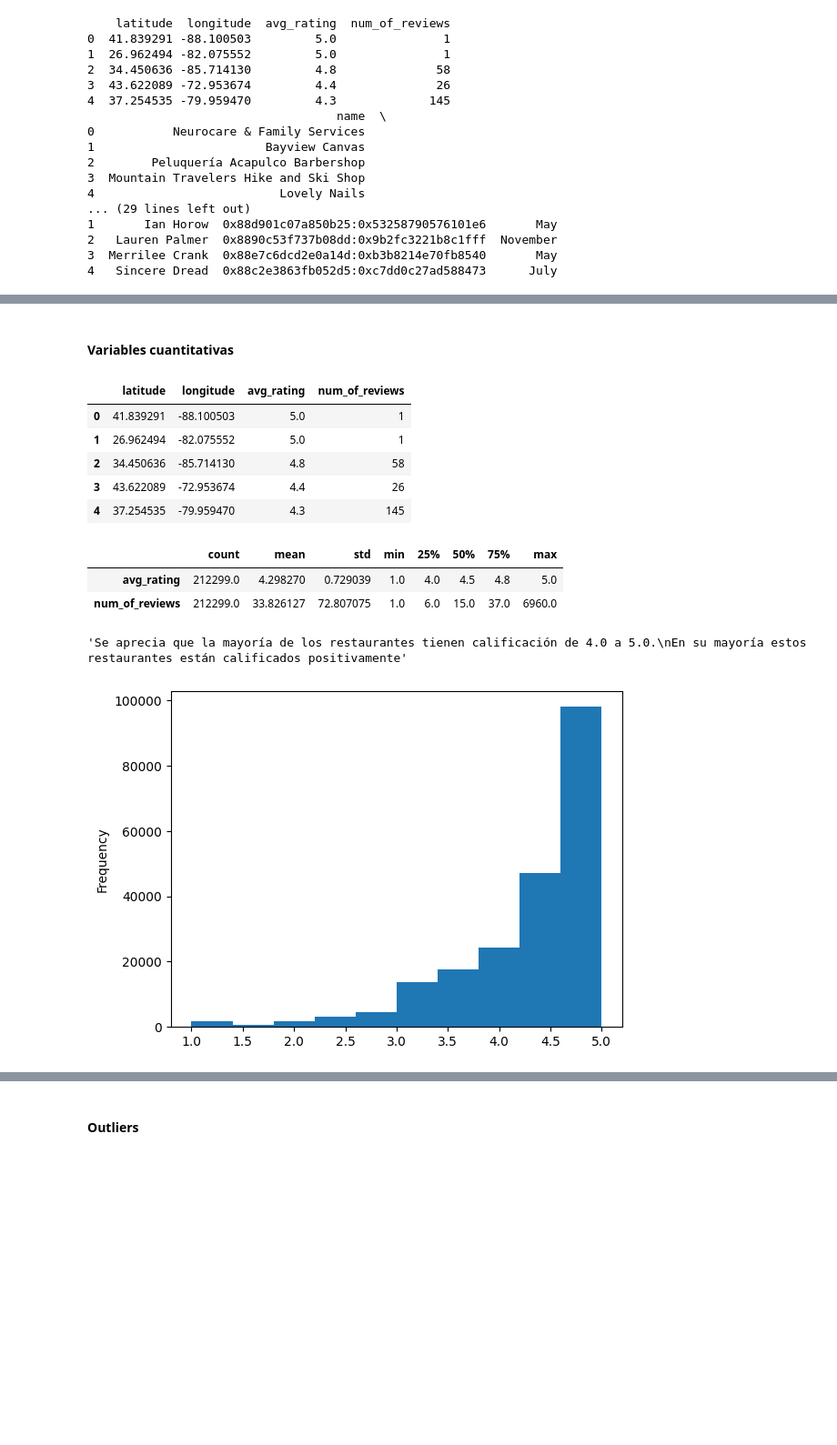
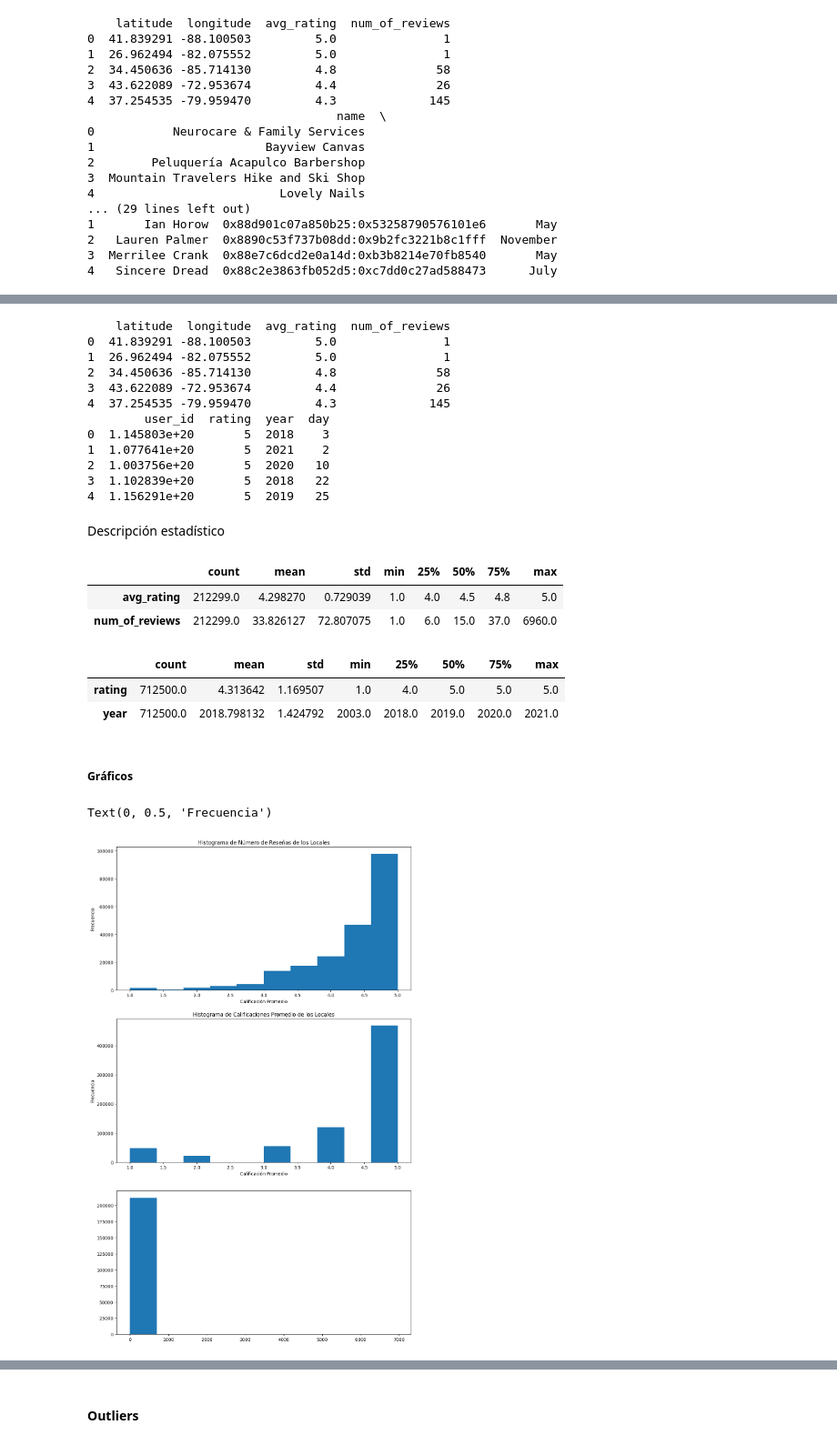
Before and after one commit to bautiarmanicode/HENRY-PROYECTO-FINAL, a Jupyter notebook: 1_Jupyter_Notebooks/2.1 EDA_Google.ipynb, the cells around one changed output, grey strips where cells are left out. Shown at 91% size. Saved outputs shown, nothing was run; the diff lists cells and outputs as text; code cells hidden in the pictures; blank space fills up the shorter version.

```diff
--- a/1_Jupyter_Notebooks/2.1 EDA_Google.ipynb
+++ b/1_Jupyter_Notebooks/2.1 EDA_Google.ipynb
@@ -192,19 +193,22 @@ encontrar_outliers_IQR(df_metadata)
-# %%
-# VARIABLE CATEGÓRICAS Y CUANTITATIVAS EXISTENTES EN EL DATASET
-df_metadata_cat = df_metadata.select_dtypes('O')
-df_metadata_num = df_metadata.select_dtypes('number')
-# %% [markdown]
-#### Variables cuantitativas
 # %%
 # MUESTRA DEL DATASET
-df_metadata_num.head(5)
+print(df_metadata_num.head(5))
+print(df_review_num.head(5))
 # %% [output]
-|  | latitude | longitude | avg_rating | num_of_reviews |
-| 0 | 41.839291 | -88.100503 | 5.0 | 1 |
-| 1 | 26.962494 | -82.075552 | 5.0 | 1 |
-| 2 | 34.450636 | -85.714130 | 4.8 | 58 |
-| 3 | 43.622089 | -72.953674 | 4.4 | 26 |
-| 4 | 37.254535 | -79.959470 | 4.3 | 145 |
+    latitude  longitude  avg_rating  num_of_reviews
+0  41.839291 -88.100503         5.0               1
+1  26.962494 -82.075552         5.0               1
+2  34.450636 -85.714130         4.8              58
+3  43.622089 -72.953674         4.4              26
+4  37.254535 -79.959470         4.3             145
+        user_id  rating  year  day
+0  1.145803e+20       5  2018    3
+1  1.077641e+20       5  2021    2
+2  1.003756e+20       5  2020   10
+3  1.102839e+20       5  2018   22
+4  1.156291e+20       5  2019   25
+# %% [markdown]
+Descripción estadístico
 # %%
 # DESCRIPCIÓN ESTADISTICO DE LOS DATOS NUMÉRICOS
 df_metadata_num.loc[:,['avg_rating','num_of_reviews']].describe().T
@@ -212,11 +216,31 @@ df_metadata_num.loc[:,['avg_rating','num_of_reviews']].describe().T
 |  | count | mean | std | min | 25% | 50% | 75% | max |
 | avg_rating | 212299.0 | 4.298270 | 0.729039 | 1.0 | 4.0 | 4.5 | 4.8 | 5.0 |
 | num_of_reviews | 212299.0 | 33.826127 | 72.807075 | 1.0 | 6.0 | 15.0 | 37.0 | 6960.0 |
-# %%
-# HISTOGRAMA DE LA CANTIDAD DE CALIFICACIÓN QUE SE DA LOS RESTAURANTES
-df_metadata_num.avg_rating.plot.hist()
-"""Se aprecia que la mayoría de los restaurantes tienen calificación de 4.0 a 5.0.
-En su mayoría estos restaurantes están calificados positivamente"""
-# %% [output]
-'Se aprecia que la mayoría de los restaurantes tienen calificación de 4.0 a 5.0.\nEn su mayoría estos restaurantes están calificados positivamente'
-[figure, removed]
+# %%
+df_review_num.loc[:,['rating','year']].describe().T
+# %% [output]
+|  | count | mean | std | min | 25% | 50% | 75% | max |
+| rating | 712500.0 | 4.313642 | 1.169507 | 1.0 | 4.0 | 5.0 | 5.0 | 5.0 |
+| year | 712500.0 | 2018.798132 | 1.424792 | 2003.0 | 2018.0 | 2019.0 | 2020.0 | 2021.0 |
+# %% [markdown]
+##### Gráficos
+# %%
+# HISTOGRAMA DE LA CANTIDAD DE CALIFICACIÓN QUE SE DA LOS RESTAURANTES
+fig, axes = plt.subplots(3,1,figsize=(12,20))
+axes[0].hist(df_metadata_num.avg_rating)
+axes[0].set_title('Histograma de Calificaciones Promedio de los Locales')
+axes[0].set_xlabel('Calificación Promedio')
+axes[0].set_ylabel('Frecuencia')
+
+axes[1].hist(df_review_num.rating)
+axes[1].set_title('Histograma de Calificaciones Promedio de los Locales')
+axes[1].set_xlabel('Calificación Promedio')
+axes[1].set_ylabel('Frecuencia')
+
+axes[2].hist(df_metadata_num.num_of_reviews)
+axes[0].set_title('Histograma de Número de Reseñas de los Locales')
+axes[0].set_xlabel('Calificación Promedio')
+axes[0].set_ylabel('Frecuencia')
+# %% [output]
+Text(0, 0.5, 'Frecuencia')
+[figure, added]
```
Also changed, not shown: parts of 10 cells of this notebook.
